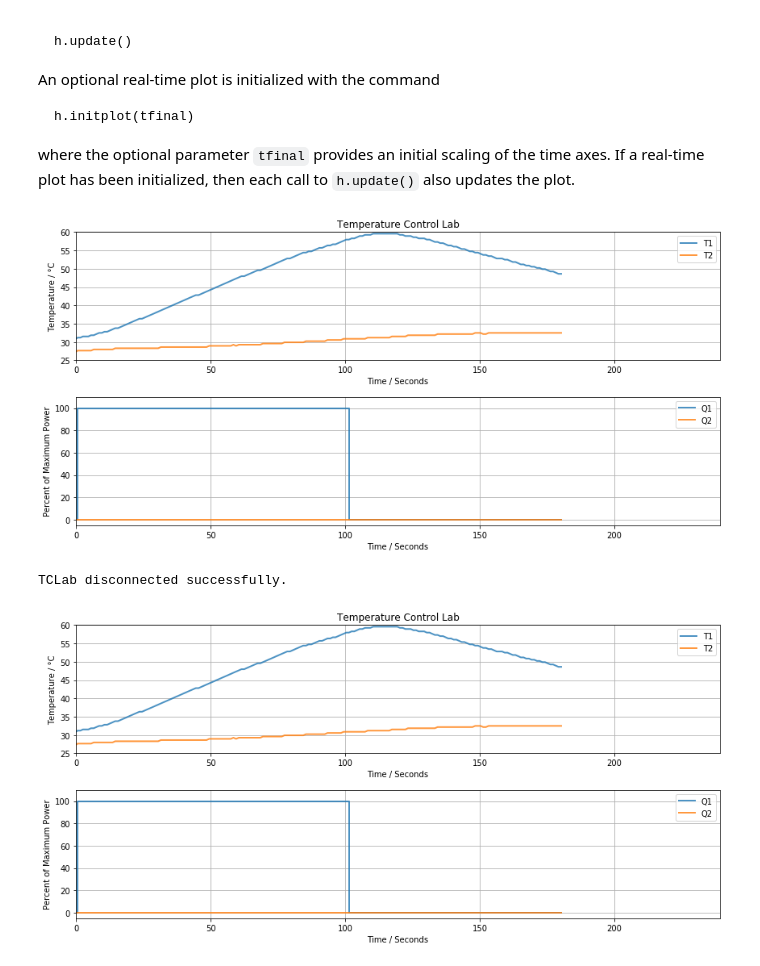
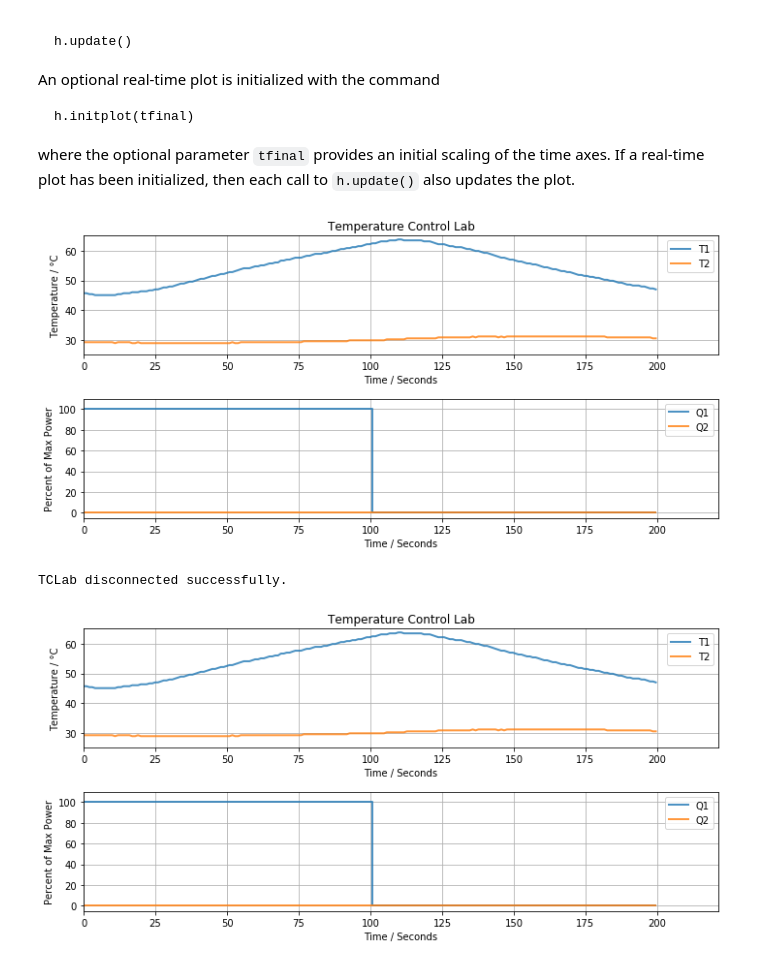
Before and after one commit to jckantor/TCLab, a Jupyter notebook: notebooks/0_TCLab_Overview.ipynb, the cells around one changed output. Cells and saved outputs as stored; diff of their text form; code cells hidden in the pictures.

```diff
--- a/notebooks/0_TCLab_Overview.ipynb
+++ b/notebooks/0_TCLab_Overview.ipynb
@@ -48,6 +45,0 @@ This second examples shows how to retrieve the version number of the firmware lo
-# %%
-from tclab import TCLab
-
-a = TCLab()
-print(a.version)
-a.close()
@@ -64,7 +51,7 @@ The Python `with` statement provides a convenient means of setting up and closin
 from tclab import TCLab
 
 with TCLab() as a:
-    print(a.version)
+    a.LED(100)
 # %% [output]
 Connecting to TCLab
 TCLab Firmware Version 1.2.1 connected on port /dev/cu.usbmodem1411
@@ -254,19 +240,17 @@ where the optional parameter `tfinal` provides an initial scaling of the time ax
 # %%
 %matplotlib inline
 from tclab import TCLab, clock, Historian
 
-tperiod = 180
-
 with TCLab() as a:
     h = Historian(a)
     h.initplot()
-    for t in clock(tperiod):
+    for t in clock(200):
         a.Q1(100 if t < 100 else 0)
-        h.update()
+        h.update(t)
 # %% [output]
-[figure, old version]
+[figure, new version]
 TCLab disconnected successfully.
-[figure, old version]
+[figure, new version]
 # %%
 %matplotlib inline
 from tclab import TCLab, clock, Historian
```
Also changed, not shown: parts of 11 cells of this notebook, 1 other file.
